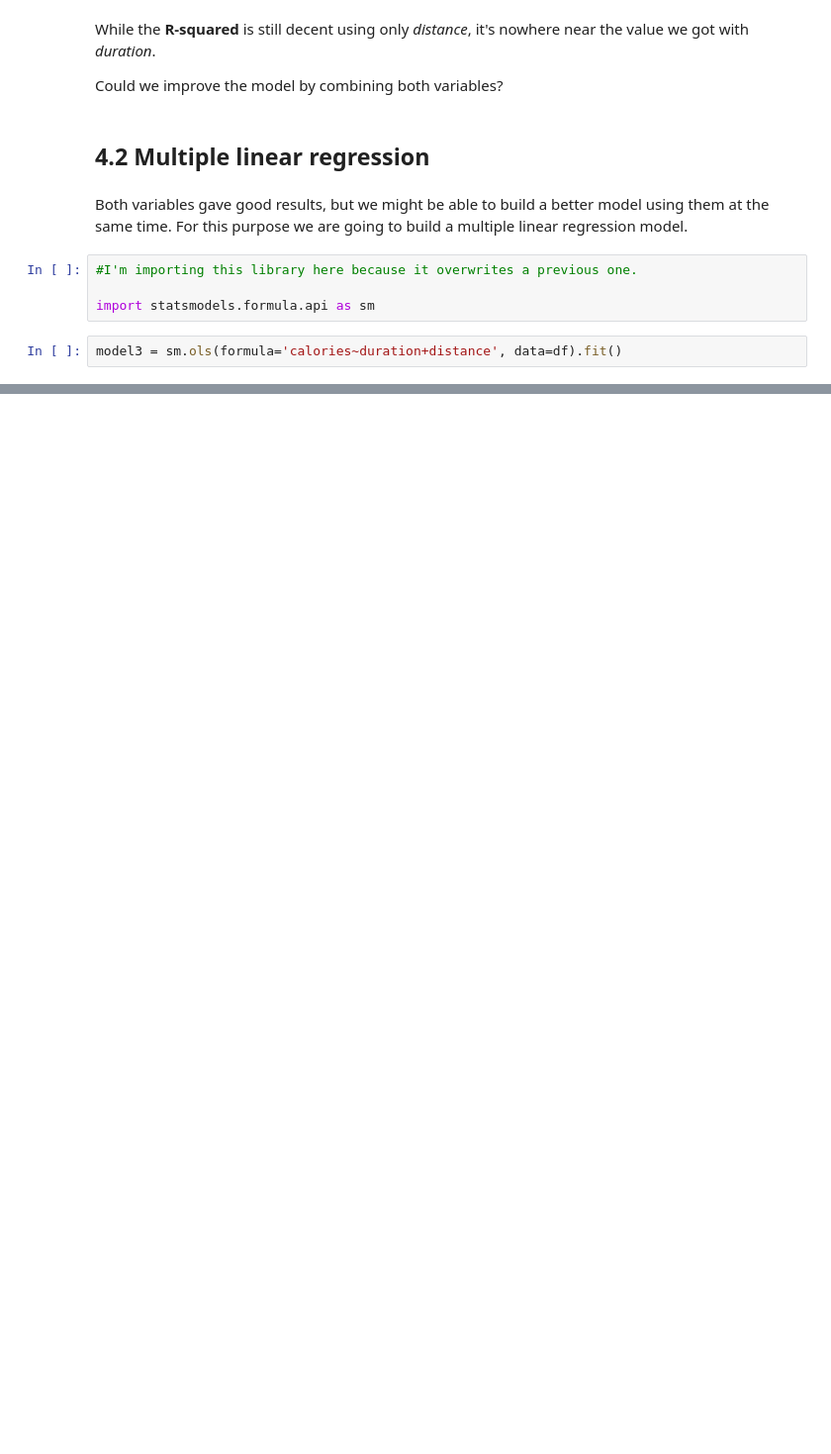
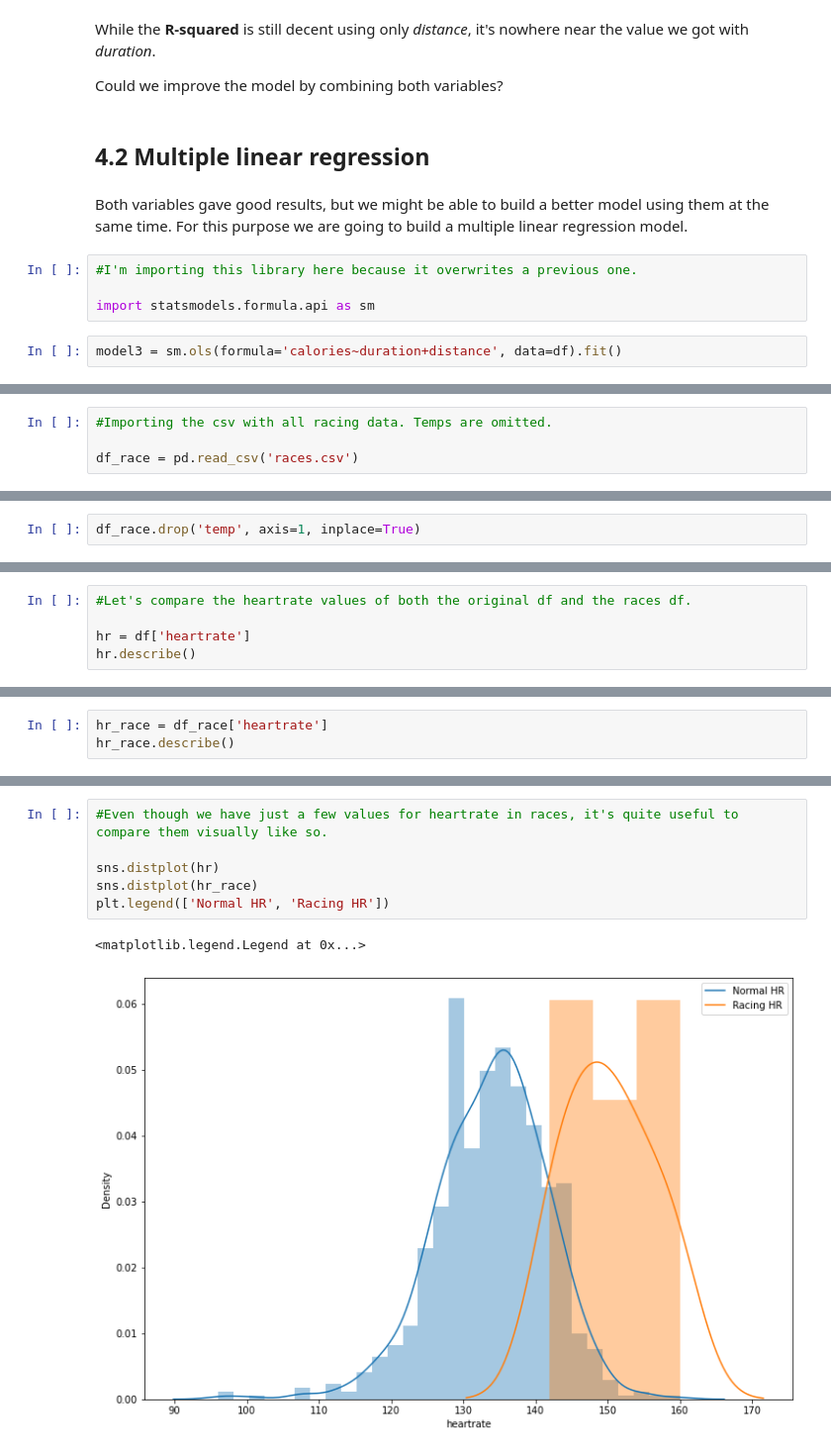
Before and after one commit to x-esteban/Project-05-Statistical-Analysis, a Jupyter notebook: statistical-analysis.ipynb, the cells around one changed output, grey strips where cells are left out. Shown at 99% size. Drawn from its saved outputs; the diff is of its cells as text; blank space fills up the shorter version.

Commit message:
Hypothesis testing completed, races_csv added.

```diff
--- a/statistical-analysis.ipynb
+++ b/statistical-analysis.ipynb
@@ -591,0 +613,4 @@ Notes:
+# %%
+#Importing the csv with all racing data. Temps are omitted.
+
+df_race = pd.read_csv('races.csv')
@@ -591,0 +626,2 @@ Notes:
+# %%
+df_race.drop('temp', axis=1, inplace=True)
@@ -591,0 +646,5 @@ Notes:
+# %%
+#Let's compare the heartrate values of both the original df and the races df.
+
+hr = df['heartrate']
+hr.describe()
@@ -591,0 +661,3 @@ Notes:
+# %%
+hr_race = df_race['heartrate']
+hr_race.describe()
@@ -591,0 +674,9 @@ Notes:
+# %%
+#Even though we have just a few values for heartrate in races, it's quite useful to compare them visually like so.
+
+sns.distplot(hr)
+sns.distplot(hr_race)
+plt.legend(['Normal HR', 'Racing HR'])
+# %% [output]
+<matplotlib.legend.Legend at 0x...>
+[figure, added]
```
Also changed, not shown: parts of 60 cells of this notebook, 2 other files.
